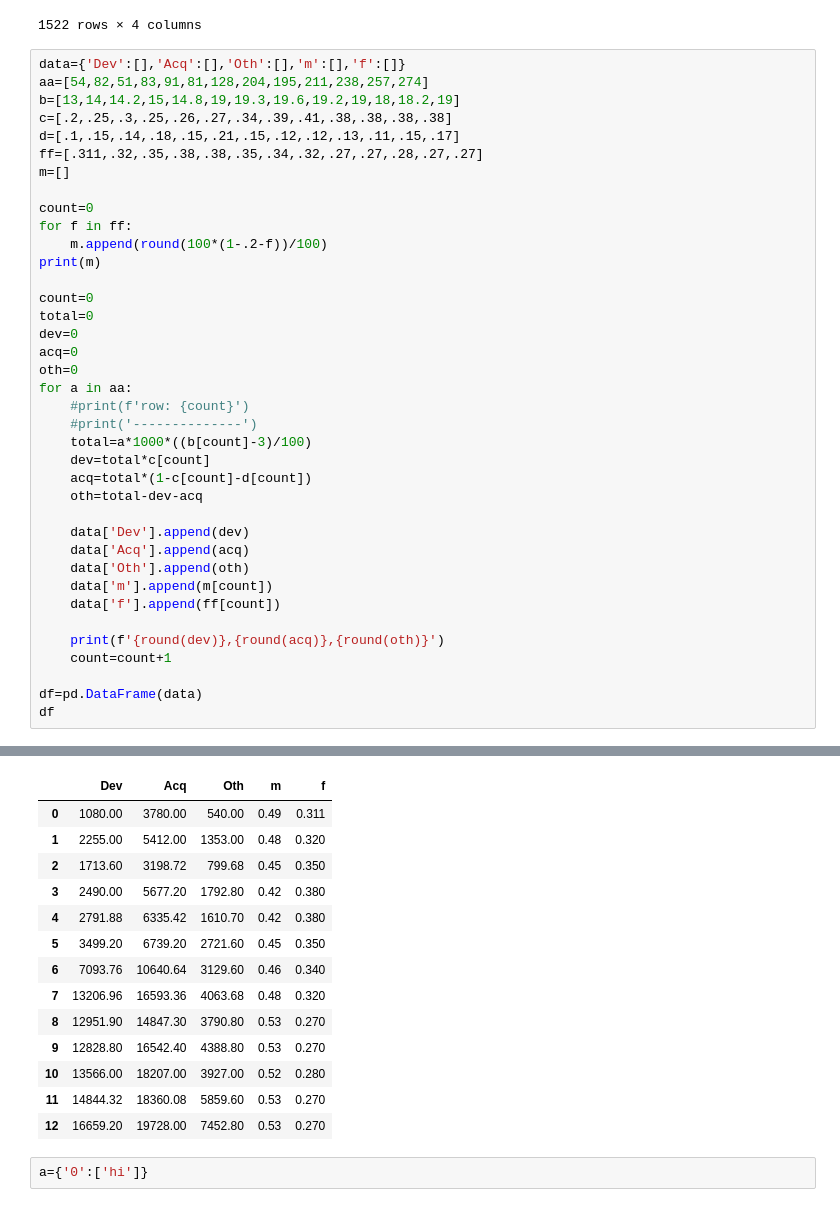
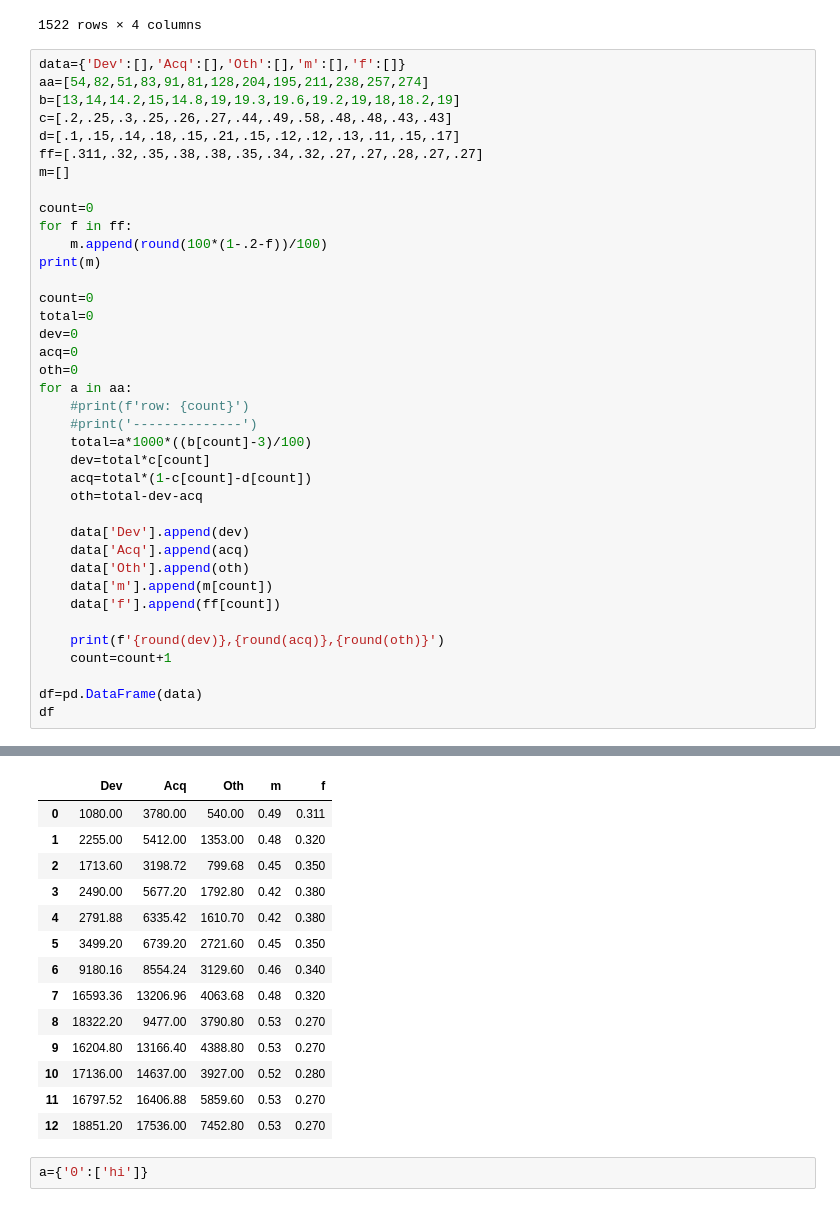
Before and after one commit to julia-claira/Show_Dashboard, a Jupyter notebook: Untitled.ipynb, the cells around one changed output, grey strips where cells are left out. Cells and saved outputs as stored; diff of their text form.

```diff
--- a/Untitled.ipynb
+++ b/Untitled.ipynb
@@ -223,7 +223,7 @@ df4
 data={'Dev':[],'Acq':[],'Oth':[],'m':[],'f':[]}
 aa=[54,82,51,83,91,81,128,204,195,211,238,257,274]
 b=[13,14,14.2,15,14.8,19,19.3,19.6,19.2,19,18,18.2,19]
-c=[.2,.25,.3,.25,.26,.27,.34,.39,.41,.38,.38,.38,.38]
+c=[.2,.25,.3,.25,.26,.27,.44,.49,.58,.48,.48,.43,.43]
 d=[.1,.15,.14,.18,.15,.21,.15,.12,.12,.13,.11,.15,.17]
 ff=[.311,.32,.35,.38,.38,.35,.34,.32,.27,.27,.28,.27,.27]
 m=[]
@@ -275,17 +275,17 @@ df
 |  | Dev | Acq | Oth | m | f |
 | 0 | 1080.00 | 3780.00 | 540.00 | 0.49 | 0.311 |
 | 1 | 2255.00 | 5412.00 | 1353.00 | 0.48 | 0.320 |
 | 2 | 1713.60 | 3198.72 | 799.68 | 0.45 | 0.350 |
 | 3 | 2490.00 | 5677.20 | 1792.80 | 0.42 | 0.380 |
 | 4 | 2791.88 | 6335.42 | 1610.70 | 0.42 | 0.380 |
 | 5 | 3499.20 | 6739.20 | 2721.60 | 0.45 | 0.350 |
-| 6 | 7093.76 | 10640.64 | 3129.60 | 0.46 | 0.340 |
-| 7 | 13206.96 | 16593.36 | 4063.68 | 0.48 | 0.320 |
-| 8 | 12951.90 | 14847.30 | 3790.80 | 0.53 | 0.270 |
-| 9 | 12828.80 | 16542.40 | 4388.80 | 0.53 | 0.270 |
-| 10 | 13566.00 | 18207.00 | 3927.00 | 0.52 | 0.280 |
-| 11 | 14844.32 | 18360.08 | 5859.60 | 0.53 | 0.270 |
-| 12 | 16659.20 | 19728.00 | 7452.80 | 0.53 | 0.270 |
+| 6 | 9180.16 | 8554.24 | 3129.60 | 0.46 | 0.340 |
+| 7 | 16593.36 | 13206.96 | 4063.68 | 0.48 | 0.320 |
+| 8 | 18322.20 | 9477.00 | 3790.80 | 0.53 | 0.270 |
+| 9 | 16204.80 | 13166.40 | 4388.80 | 0.53 | 0.270 |
+| 10 | 17136.00 | 14637.00 | 3927.00 | 0.52 | 0.280 |
+| 11 | 16797.52 | 16406.88 | 5859.60 | 0.53 | 0.270 |
+| 12 | 18851.20 | 17536.00 | 7452.80 | 0.53 | 0.270 |
 # %%
 a={'0':['hi']}
 # %%
```
Also changed, not shown: parts of 1 cell of this notebook, 1 other file.
